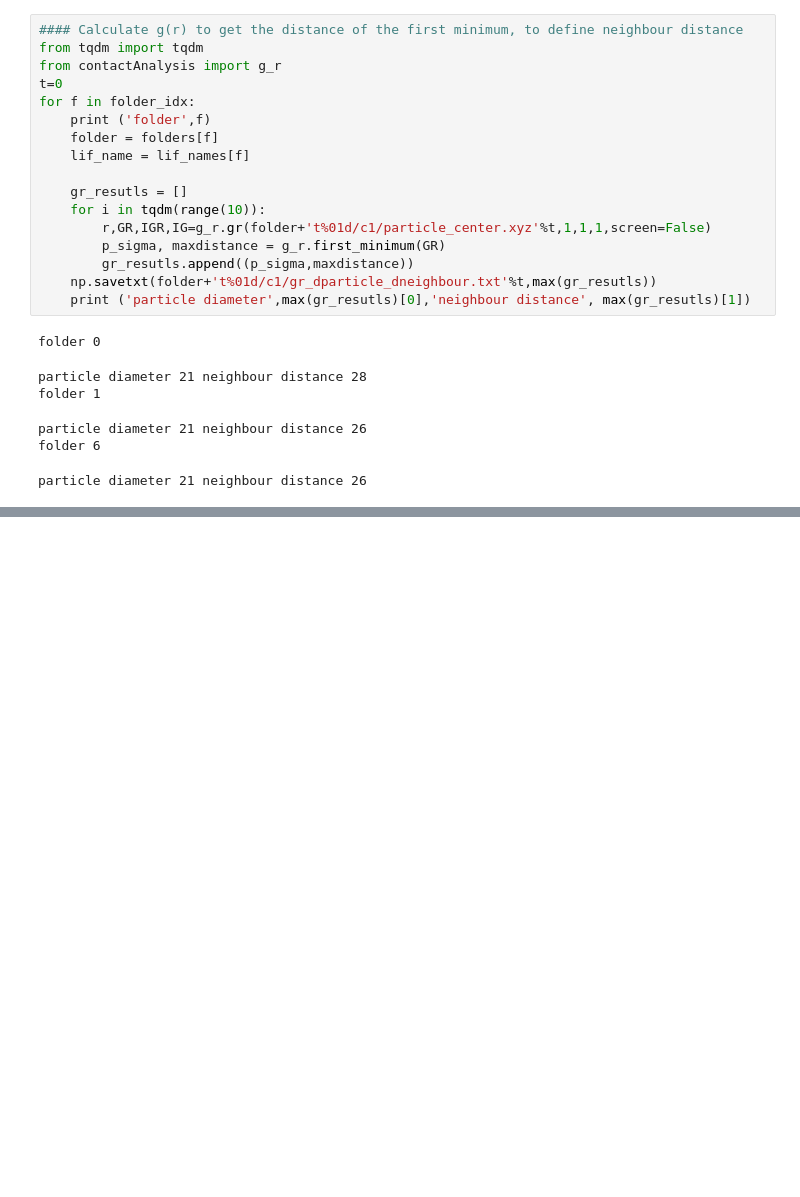
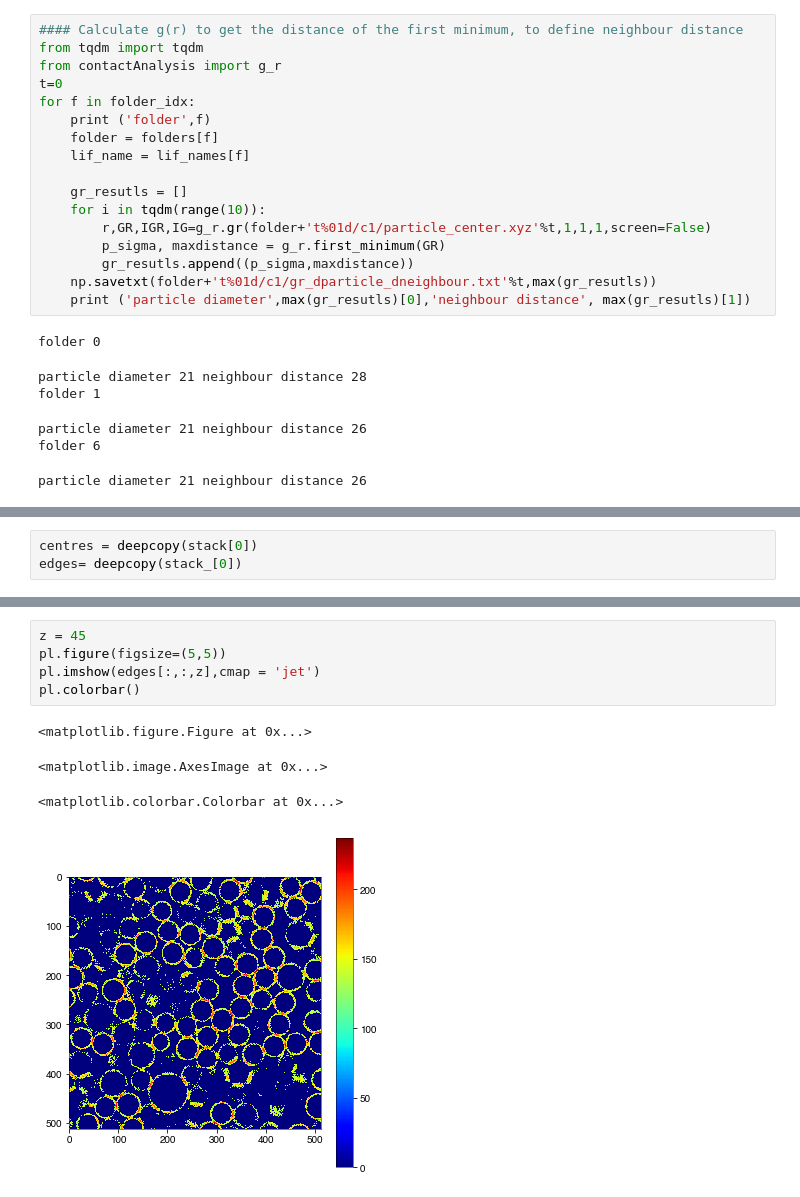
Before and after one commit to Mauva27/Contact_tracking, a Jupyter notebook: notebooks/contacts_analysis.ipynb, the cells around one changed output, grey strips where cells are left out. Drawn from its saved outputs; the diff is of its cells as text; blank space fills up the shorter version.

```diff
--- a/notebooks/contacts_analysis.ipynb
+++ b/notebooks/contacts_analysis.ipynb
@@ -464,0 +599,3 @@ for f in folder_idx:
+# %%
+centres = deepcopy(stack[0])
+edges= deepcopy(stack_[0])
@@ -464,0 +674,10 @@ for f in folder_idx:
+# %%
+z = 45
+pl.figure(figsize=(5,5))
+pl.imshow(edges[:,:,z],cmap = 'jet')
+pl.colorbar()
+# %% [output]
+<matplotlib.figure.Figure at 0x...>
+<matplotlib.image.AxesImage at 0x...>
+<matplotlib.colorbar.Colorbar at 0x...>
+[figure, added]
```
Also changed, not shown: parts of 55 cells of this notebook, 4 other files.
